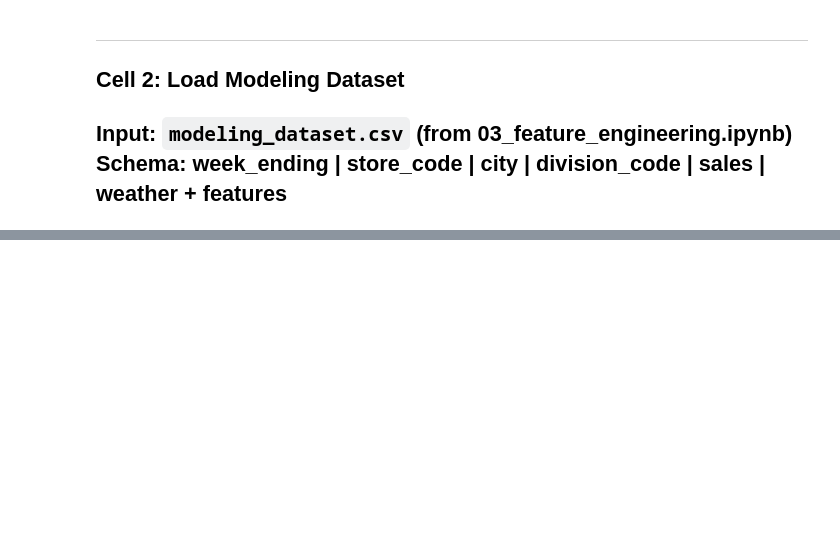
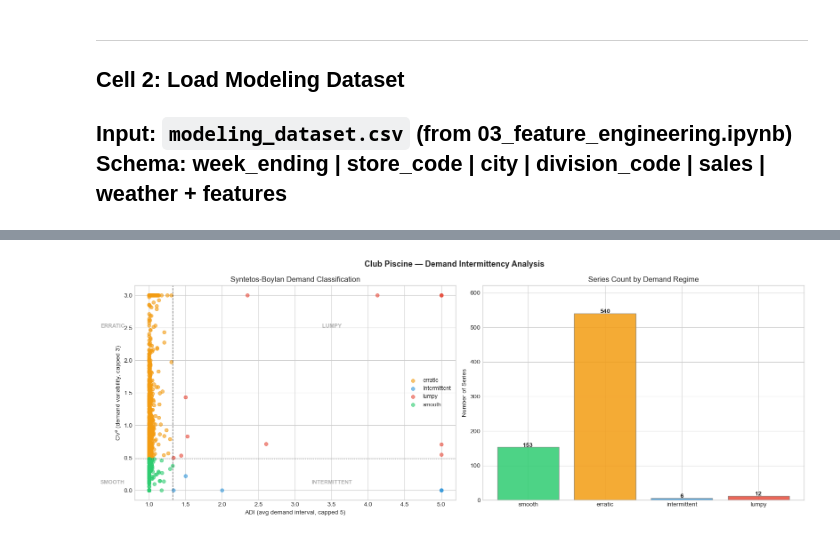
Before and after one commit to 1767902694-svg/busa693-clubpiscine, a Jupyter notebook: use_case_4_forecasting/notebooks/04_forecast_model.ipynb, the cells around one changed output, grey strips where cells are left out. Saved outputs shown, nothing was run; the diff lists cells and outputs as text; code cells hidden in the pictures; blank space fills up the shorter version.

```diff
--- a/use_case_4_forecasting/notebooks/04_forecast_model.ipynb
+++ b/use_case_4_forecasting/notebooks/04_forecast_model.ipynb
@@ -910,0 +238,96 @@ Forecast horizon: 4 weeks ahead
+# %%
+def classify_intermittency(series, adi_threshold=1.32, cv2_threshold=0.49):
+    """
+    Syntetos-Boylan ADI/CV² demand classification.
+    Returns: (regime, ADI, CV2)
+    """
+    s = pd.Series(series).clip(lower=0).fillna(0)
+    non_zero  = s[s > 0]
+    n_total   = len(s)
+    n_nonzero = len(non_zero)
+    if n_nonzero == 0:
+        return 'lumpy', np.inf, np.inf
+    adi      = n_total / n_nonzero
+    mean_nz  = non_zero.mean()
+    std_nz   = non_zero.std(ddof=1) if len(non_zero) > 1 else 0.0
+    cv2      = (std_nz / mean_nz) ** 2 if mean_nz > 0 else 0.0
+    if   adi <= adi_threshold and cv2 <= cv2_threshold: regime = 'smooth'
+    elif adi >  adi_threshold and cv2 <= cv2_threshold: regime = 'intermittent'
+    elif adi <= adi_threshold and cv2 >  cv2_threshold: regime = 'erratic'
+    else:                                                regime = 'lumpy'
+    return regime, round(adi, 3), round(cv2, 3)
+
+# ── Classify every Store × Division series ───────────────────────────────────
+intermittency_records = []
+for keys, group in df.groupby(GROUP_COLS):
+    store, city, div = keys
+    regime, adi, cv2 = classify_intermittency(group['units'])
+    intermittency_records.append({
+        'store_code': store, 'city': city, 'division_code': div,
+        'regime': regime, 'ADI': adi, 'CV2': cv2,
+        'n_weeks': len(group),
+        'mean_units': round(group['units'].mean(), 2),
+        'pct_zero': round((group['units'] == 0).mean() * 100, 1),
+    })
+
+intermittency_df = pd.DataFrame(intermittency_records)
+
+# ── Summary ───────────────────────────────────────────────────────────────────
+print('DEMAND REGIME CLASSIFICATION')
+print('=' * 60)
+regime_counts = intermittency_df['regime'].value_counts()
+MODEL_MAP = {'smooth': 'Prophet (full)', 'erratic': 'Prophet (wider CI)',
+             'intermittent': 'Croston / monthly', 'lumpy': 'Historical mean baseline'}
+for regime in ['smooth', 'erratic', 'intermittent', 'lumpy']:
+    n   = regime_counts.get(regime, 0)
+    pct = n / len(intermittency_df) * 100
+    print(f'  {regime:<14} : {n:3d} series ({pct:.0f}%)  → {MODEL_MAP[regime]}')
+print()
+print('By division:')
+div_regime = (
+    intermittency_df.groupby(['division_code', 'regime']).size()
+                    .unstack(fill_value=0)
+                    .reindex(columns=['smooth','erratic','intermittent','lumpy'], fill_value=0)
+)
+print(div_regime.to_string())
+
+# ── Syntetos-Boylan scatter plot ──────────────────────────────────────────────
+fig, axes = plt.subplots(1, 2, figsize=(16, 6))
+colors = {'smooth': '#2ecc71', 'erratic': '#f39c12',
+          'intermittent': '#3498db', 'lumpy': '#e74c3c'}
+for regime, grp in intermittency_df.groupby('regime'):
+    axes[0].scatter(grp['ADI'].clip(upper=5), grp['CV2'].clip(upper=3),
+                    label=regime, color=colors[regime], alpha=0.6, s=30)
+axes[0].axvline(1.32, color='black', linestyle='--', linewidth=1, alpha=0.6)
+axes[0].axhline(0.49, color='black', linestyle=':',  linewidth=1, alpha=0.6)
+for (x, y, lbl) in [(0.5, 2.5, 'ERRATIC'), (3.5, 2.5, 'LUMPY'),
+                     (0.5, 0.1, 'SMOOTH'),  (3.5, 0.1, 'INTERMITTENT')]:
+    axes[0].text(x, y, lbl, fontsize=9, color='grey', alpha=0.6,
+                ha='center', fontweight='bold')
+axes[0].set_xlabel('ADI (avg demand interval, capped 5)')
+axes[0].set_ylabel('CV² (demand variability, capped 3)')
+axes[0].set_title('Syntetos-Boylan Demand Classification')
+axes[0].legend(fontsize=9)
+
+regime_ordered = pd.Series({r: regime_counts.get(r, 0)
+                             for r in ['smooth','erratic','intermittent','lumpy']})
+bars = axes[1].bar(regime_ordered.index, regime_ordered.values,
+                   color=[colors[r] for r in regime_ordered.index],
+                   edgecolor='grey', alpha=0.85)
+for bar, val in zip(bars, regime_ordered.values):
+    axes[1].text(bar.get_x() + bar.get_width()/2, bar.get_height() + 1,
+                str(val), ha='center', fontsize=10, fontweight='bold')
+axes[1].set_ylabel('Number of Series'); axes[1].set_title('Series Count by Demand Regime')
+axes[1].set_ylim(0, regime_ordered.max() * 1.15)
+
+plt.suptitle('Club Piscine — Demand Intermittency Analysis', fontsize=13, fontweight='bold')
+plt.tight_layout()
+plt.savefig(FIGURES / 'demand_intermittency.png', dpi=150, bbox_inches='tight')
+plt.show()
+print('✅ Saved: demand_intermittency.png')
+
+intermittency_df.to_csv(DATA_PROCESSED / 'demand_intermittency.csv', index=False)
+REGIME_LOOKUP = {(row['store_code'], row['division_code']): row['regime']
+                 for _, row in intermittency_df.iterrows()}
+print(f'✅ REGIME_LOOKUP: {len(REGIME_LOOKUP)} series classified')
+# %% [output]
@@ -910,0 +351 @@ Forecast horizon: 4 weeks ahead
+[figure, added]
```
Also changed, not shown: parts of 40 cells of this notebook.
